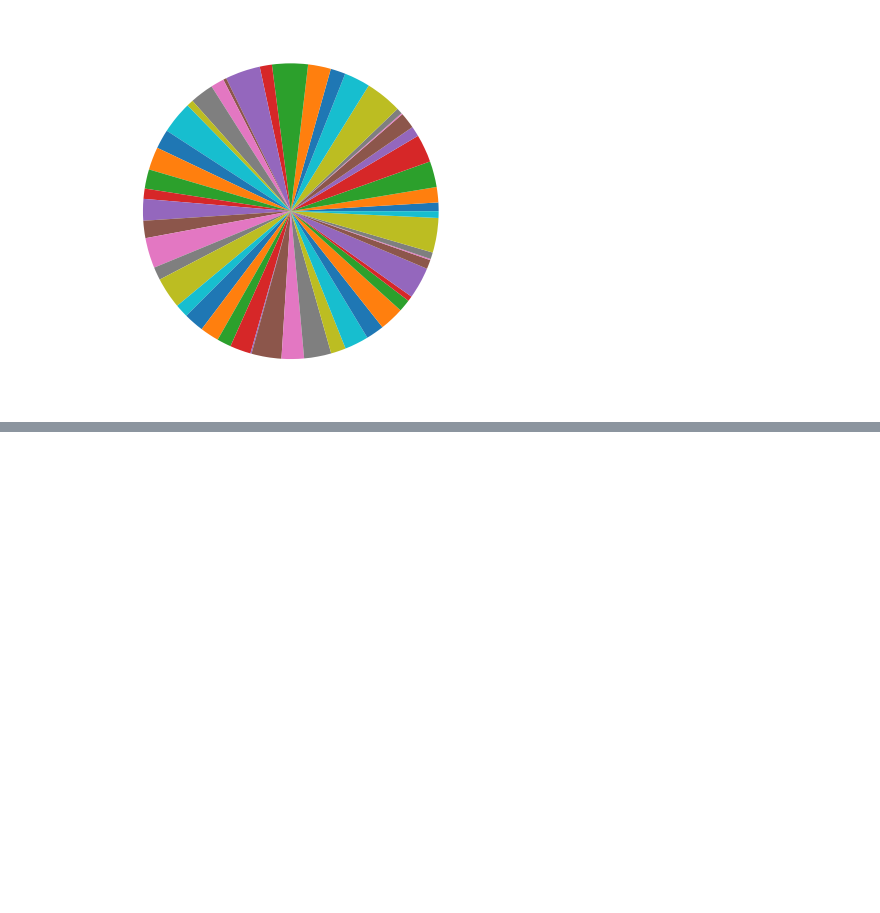
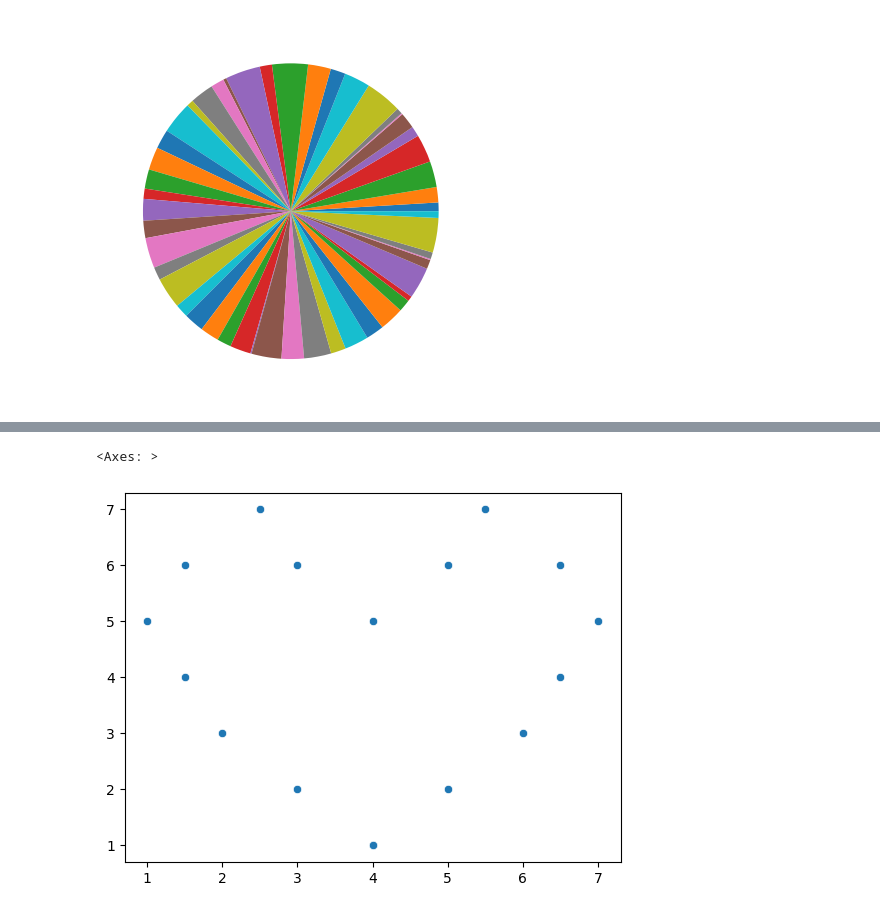
Before and after one commit to bhavanatheruvath/DSLAB, a Jupyter notebook: exp3.ipynb, the cells around one changed output, grey strips where cells are left out. Cells and saved outputs as stored; diff of their text form; code cells hidden in the pictures; blank space fills up the shorter version.

```diff
--- a/exp3.ipynb
+++ b/exp3.ipynb
@@ -23,0 +73,5 @@ py.show()
+# %%
+s.scatterplot(x = bmi, y = age, hue=sugar, palette={'high':'red', 'mid':'yellow','low':'green'})
+# %% [output]
+<Axes: >
+[figure, added]
```
Also changed, not shown: parts of 4 cells of this notebook.
